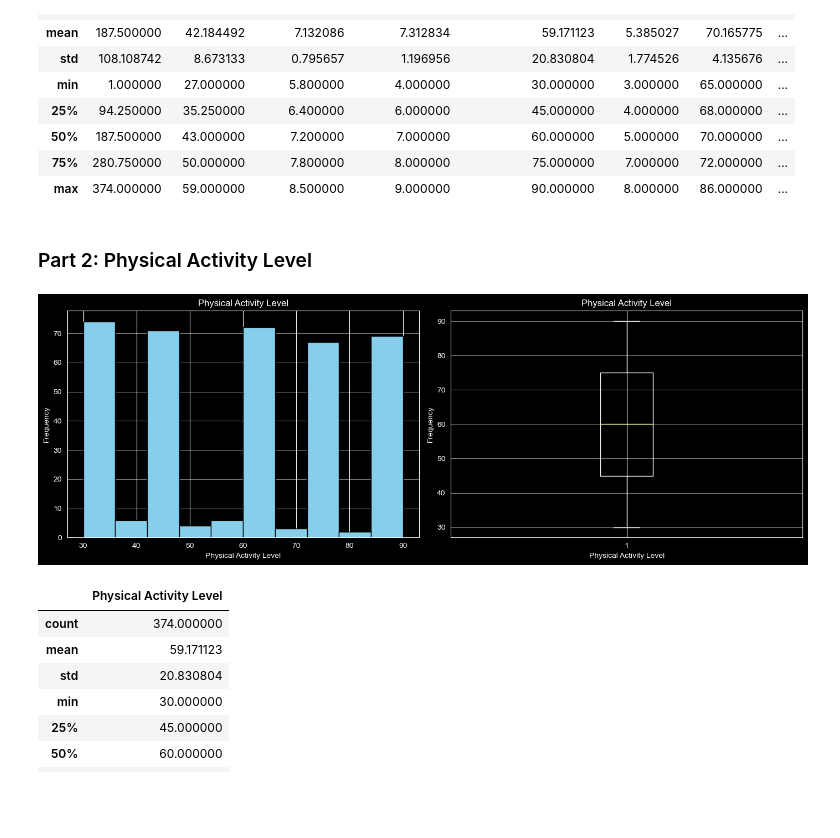
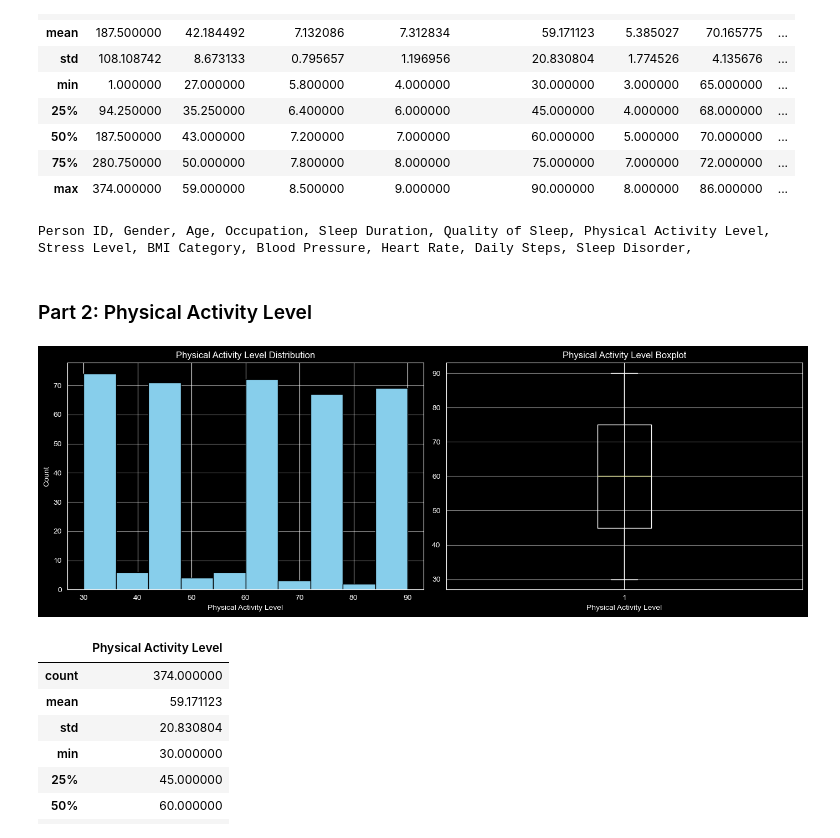
Before and after one commit to kinant/ud-stats-nd, a Jupyter notebook: PR01 - Describe Health and Sleep Quality Data/PR01 - Describe Health and Sleep Quality Data.ipynb, the cells around one changed output. Cells and saved outputs as stored; diff of their text form; code cells hidden in the pictures; blank space fills up the shorter version.

```diff
--- a/PR01 - Describe Health and Sleep Quality Data/PR01 - Describe Health and Sleep Quality Data.ipynb
+++ b/PR01 - Describe Health and Sleep Quality Data/PR01 - Describe Health and Sleep Quality Data.ipynb
@@ -57,30 +57,35 @@ data.describe()
 | 50% | 187.500000 | 43.000000 | 7.200000 | 7.000000 | 60.000000 | 5.000000 | 70.000000 | ... |
 | 75% | 280.750000 | 50.000000 | 7.800000 | 8.000000 | 75.000000 | 7.000000 | 72.000000 | ... |
 | max | 374.000000 | 59.000000 | 8.500000 | 9.000000 | 90.000000 | 8.000000 | 86.000000 | ... |
+# %%
+for f in data.columns.tolist():
+    print(f, end=', ')
+# %% [output]
+Person ID, Gender, Age, Occupation, Sleep Duration, Quality of Sleep, Physical Activity Level, Stress Level, BMI Category, Blood Pressure, Heart Rate, Daily Steps, Sleep Disorder,
 # %% [markdown]
 ### Part 2: Physical Activity Level
 # %%
 # Physical Activity Level
 fig, ax = plt.subplots(1, 2, figsize=(14, 5))
 
 # Plot 1: Physical Activity Level histogram
 ax[0].hist(data['Physical Activity Level'], color='skyblue', edgecolor='black')
 ax[0].set_xlabel('Physical Activity Level')
-ax[0].set_ylabel('Frequency')
-ax[0].set_title('Physical Activity Level')
+ax[0].set_ylabel('Count')
+ax[0].set_title('Physical Activity Level Distribution')
+ax[0].grid(axis='y', alpha=0.5)
 ax[0].grid(axis='y', alpha=0.5)
 
 # Plot 2: Physical Activity Level box plot
 ax[1].boxplot(data['Physical Activity Level'])
 ax[1].set_xlabel('Physical Activity Level')
-ax[1].set_ylabel('Frequency')
-ax[1].set_title('Physical Activity Level')
+ax[1].set_title('Physical Activity Level Boxplot')
 ax[1].grid(axis='y', alpha=0.5)
 
 plt.tight_layout()
 plt.show()
 # %% [output]
-[figure, old version]
+[figure, new version]
 # %%
 # Describe
 data[['Physical Activity Level']].describe()
```
Also changed, not shown: parts of 5 cells of this notebook, 3 other files.
